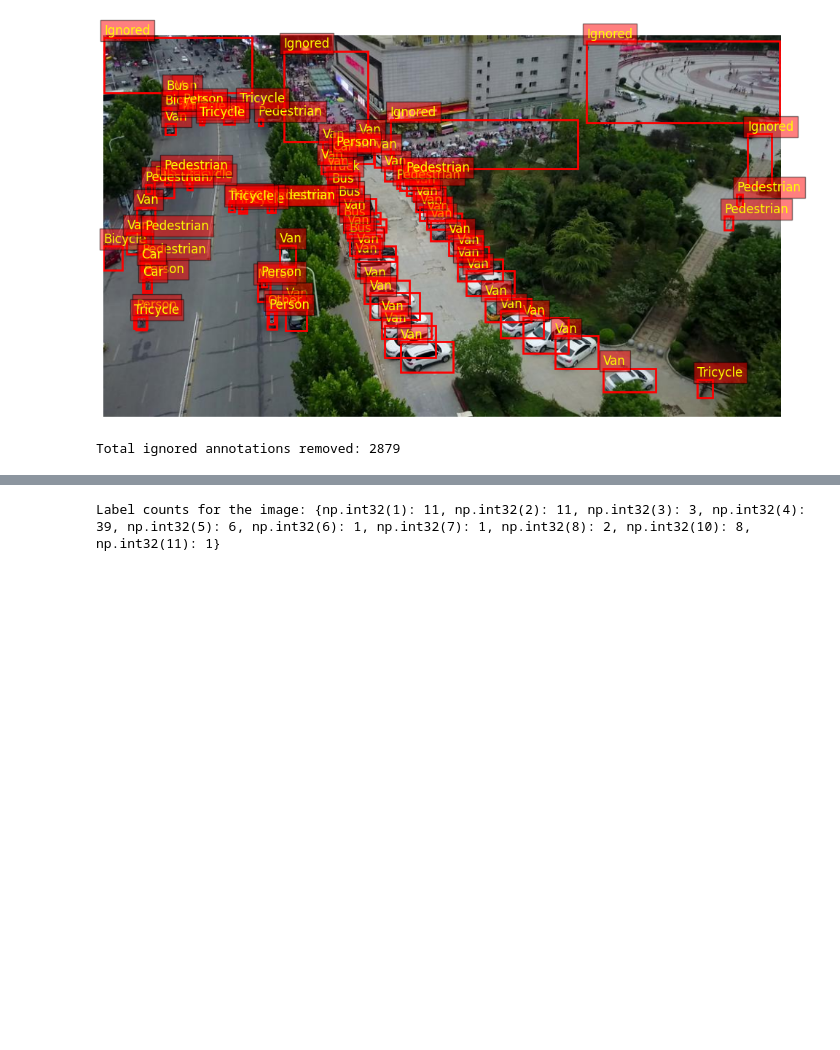
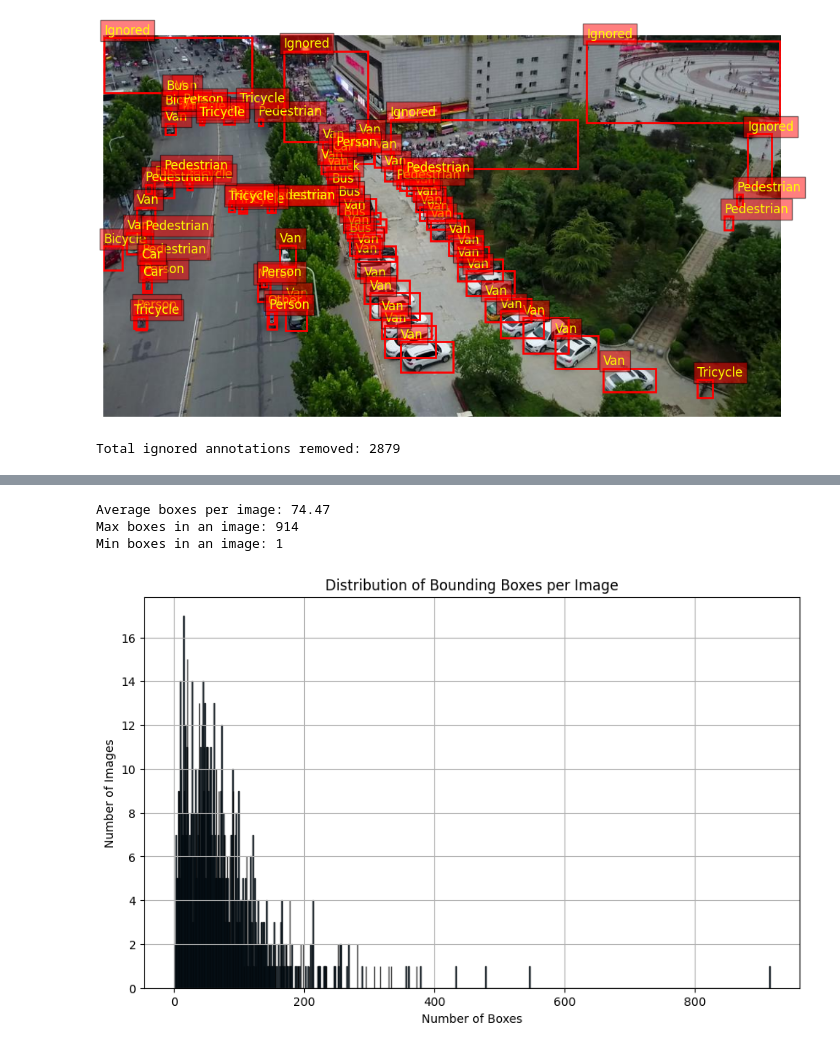
Before and after one commit to ldmcgo26/deep_learning, a Jupyter notebook: DeepLearning_MS1.ipynb, the cells around one changed output, grey strips where cells are left out. Saved outputs shown, nothing was run; the diff lists cells and outputs as text; code cells hidden in the pictures; blank space fills up the shorter version.

```diff
--- a/DeepLearning_MS1.ipynb
+++ b/DeepLearning_MS1.ipynb
@@ -576,7 +501,7 @@ display_sample(sample_image, sample_boxes, sample_labels, label_map)
 # Count and remove instances of "Ignored" label
 total_ignored_annotations = 0
 
-for i, ann in enumerate(annotations_np):
+for i, ann in enumerate(annotations_np_train):
     boxes = ann['boxes']
     labels = ann['labels']
 
@@ -585,8 +510,8 @@ for i, ann in enumerate(annotations_np):
     num_ignored = np.sum(labels == 0)
     total_ignored_annotations += num_ignored
 
-    annotations_np[i]['boxes'] = boxes[valid_indices]
-    annotations_np[i]['labels'] = labels[valid_indices]
+    annotations_np_train[i]['boxes'] = boxes[valid_indices]
+    annotations_np_train[i]['labels'] = labels[valid_indices]
 
 print(f"Total ignored annotations removed: {total_ignored_annotations}")
 # %% [output]
@@ -593,0 +629,36 @@ Total ignored annotations removed: 2879
+# %%
+# Histogram of bounding boxes per image, to identify potential outliers
+num_boxes_per_image = [len(ann['boxes']) for ann in annotations_np_train]
+
+average_boxes = sum(num_boxes_per_image) / len(num_boxes_per_image)
+max_boxes = max(num_boxes_per_image)
+min_boxes = min(num_boxes_per_image)
+
+print(f"Average boxes per image: {average_boxes:.2f}")
+print(f"Max boxes in an image: {max_boxes}")
+print(f"Min boxes in an image: {min_boxes}")
+
+plt.figure(figsize=(10, 6))
+plt.hist(num_boxes_per_image, bins=range(0, max_boxes + 2), edgecolor='black', alpha=0.75)
+plt.title("Distribution of Bounding Boxes per Image")
+plt.xlabel("Number of Boxes")
+plt.ylabel("Number of Images")
+plt.grid(True)
+plt.show()
+
+# From the histogram below, it does appear that the image with 914 boxes is an outlier
+# And after seeing the image itself in the code block above, it is a very different
+# angle and field of view from the rest of the training data (which is why it has so many objects detected)
+# Thus, we will remove it from the training data:
+
+del images_np_train[51]
+del annotations_np_train[51]
+
+# We will need to repeat this step when we utilize the full dataset, as there may
+# be more outliers that we should remove, or it may turn out that this entry is not
+# actually an outlier in relation to the whole set
+# %% [output]
+Average boxes per image: 74.47
+Max boxes in an image: 914
+Min boxes in an image: 1
+[figure, added]
@@ -660,27 +728,2 @@ class VisDroneDataset(Dataset):
 
         return resized_image.to(self.device), target
-# %%
-# Function to compute count of each label in a given dict of image annotations
-import numpy as np
-
-def count_labels_in_image(annotations):
-
-    label_counts = {}
-
-    for label in annotations['labels']:
-        if label != 0:
-            if label not in label_counts:
-                label_counts[label] = 1
-            else:
-                label_counts[label] += 1
-
-    return dict(sorted(label_counts.items()))
-
-
-sample_index = 0
-sample_annotations = annotations_np[sample_index]
-
-label_counts = count_labels_in_image(sample_annotations)
-print("Label counts for the image:", label_counts)
-# %% [output]
-Label counts for the image: {np.int32(1): 11, np.int32(2): 11, np.int32(3): 3, np.int32(4): 39, np.int32(5): 6, np.int32(6): 1, np.int32(7): 1, np.int32(8): 2, np.int32(10): 8, np.int32(11): 1}
```
Also changed, not shown: parts of 25 cells of this notebook.
